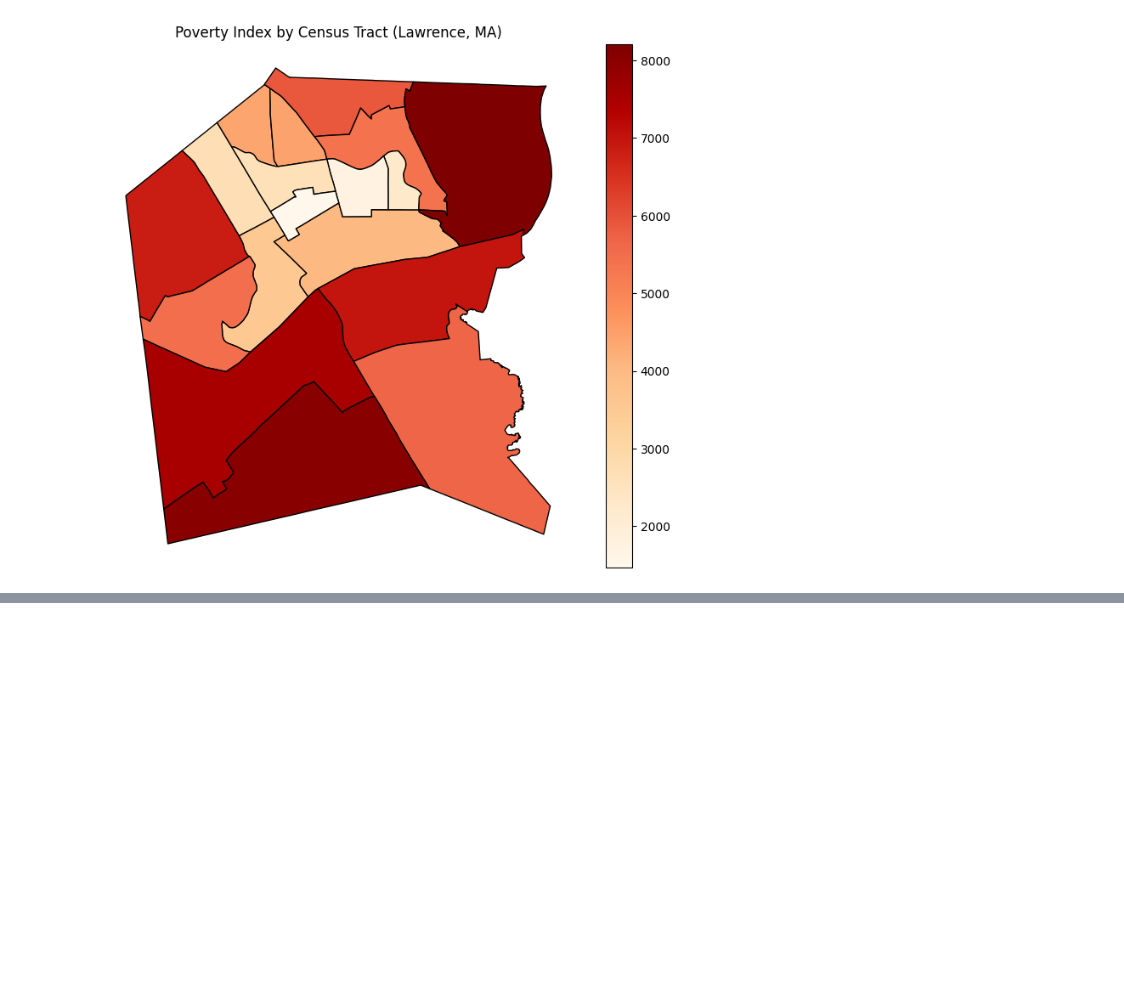
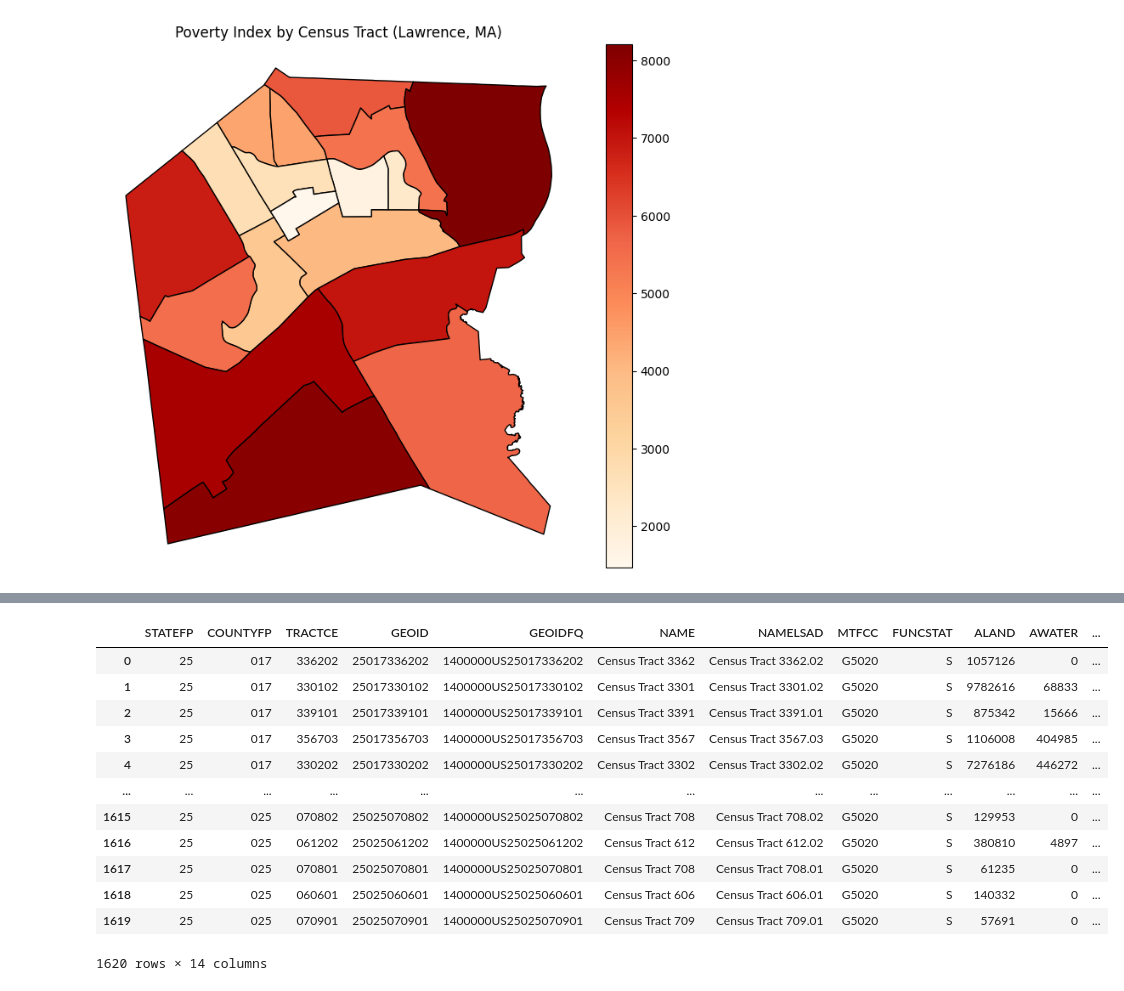
Before and after one commit to indelgarcia/gatewayinitiative-lawrencepd, a Jupyter notebook: scripts/geopandas_poverty.ipynb, the cells around one changed output, grey strips where cells are left out. Drawn from its saved outputs; the diff is of its cells as text; code cells hidden in the pictures; blank space fills up the shorter version.

```diff
--- a/scripts/geopandas_poverty.ipynb
+++ b/scripts/geopandas_poverty.ipynb
@@ -174,0 +183,3 @@ merged_gdf.to_file(os.path.join(secondary_data_path, 'poverty_boundary.geojson')
+# %%
+notebook_dir = os.getcwd()
+poverty_path = os.path.join(notebook_dir, '..', 'data', 'secondary_data', 'poverty_percent_below.csv')
@@ -174,0 +197,4 @@ merged_gdf.to_file(os.path.join(secondary_data_path, 'poverty_boundary.geojson')
+# %%
+# Load shapefile
+map_path = os.path.join(notebook_dir, '..', 'data', 'secondary_data', 'tl_2024_25_tract', 'tl_2024_25_tract.shp')
+tracts_gdf = gpd.read_file(map_path)
@@ -174,0 +235,16 @@ merged_gdf.to_file(os.path.join(secondary_data_path, 'poverty_boundary.geojson')
+# %%
+tracts_gdf
+# %% [output]
+|  | STATEFP | COUNTYFP | TRACTCE | GEOID | GEOIDFQ | NAME | NAMELSAD | MTFCC | FUNCSTAT | ALAND | AWATER | ... |
+| 0 | 25 | 017 | 336202 | 25017336202 | 1400000US25017336202 | Census Tract 3362 | Census Tract 3362.02 | G5020 | S | 1057126 | 0 | ... |
+| 1 | 25 | 017 | 330102 | 25017330102 | 1400000US25017330102 | Census Tract 3301 | Census Tract 3301.02 | G5020 | S | 9782616 | 68833 | ... |
+| 2 | 25 | 017 | 339101 | 25017339101 | 1400000US25017339101 | Census Tract 3391 | Census Tract 3391.01 | G5020 | S | 875342 | 15666 | ... |
+| 3 | 25 | 017 | 356703 | 25017356703 | 1400000US25017356703 | Census Tract 3567 | Census Tract 3567.03 | G5020 | S | 1106008 | 404985 | ... |
+| 4 | 25 | 017 | 330202 | 25017330202 | 1400000US25017330202 | Census Tract 3302 | Census Tract 3302.02 | G5020 | S | 7276186 | 446272 | ... |
+| ... | ... | ... | ... | ... | ... | ... | ... | ... | ... | ... | ... | ... |
+| 1615 | 25 | 025 | 070802 | 25025070802 | 1400000US25025070802 | Census Tract 708 | Census Tract 708.02 | G5020 | S | 129953 | 0 | ... |
+| 1616 | 25 | 025 | 061202 | 25025061202 | 1400000US25025061202 | Census Tract 612 | Census Tract 612.02 | G5020 | S | 380810 | 4897 | ... |
+| 1617 | 25 | 025 | 070801 | 25025070801 | 1400000US25025070801 | Census Tract 708 | Census Tract 708.01 | G5020 | S | 61235 | 0 | ... |
+| 1618 | 25 | 025 | 060601 | 25025060601 | 1400000US25025060601 | Census Tract 606 | Census Tract 606.01 | G5020 | S | 140332 | 0 | ... |
+| 1619 | 25 | 025 | 070901 | 25025070901 | 1400000US25025070901 | Census Tract 709 | Census Tract 709.01 | G5020 | S | 57691 | 0 | ... |
+1620 rows × 14 columns
```
Also changed, not shown: parts of 15 cells of this notebook, 3 other files.
